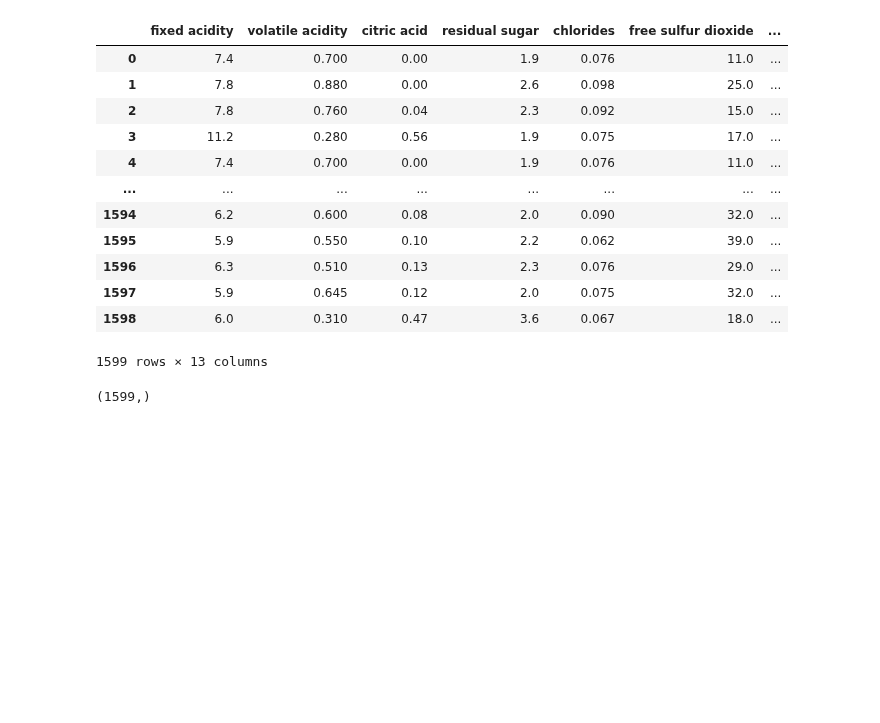
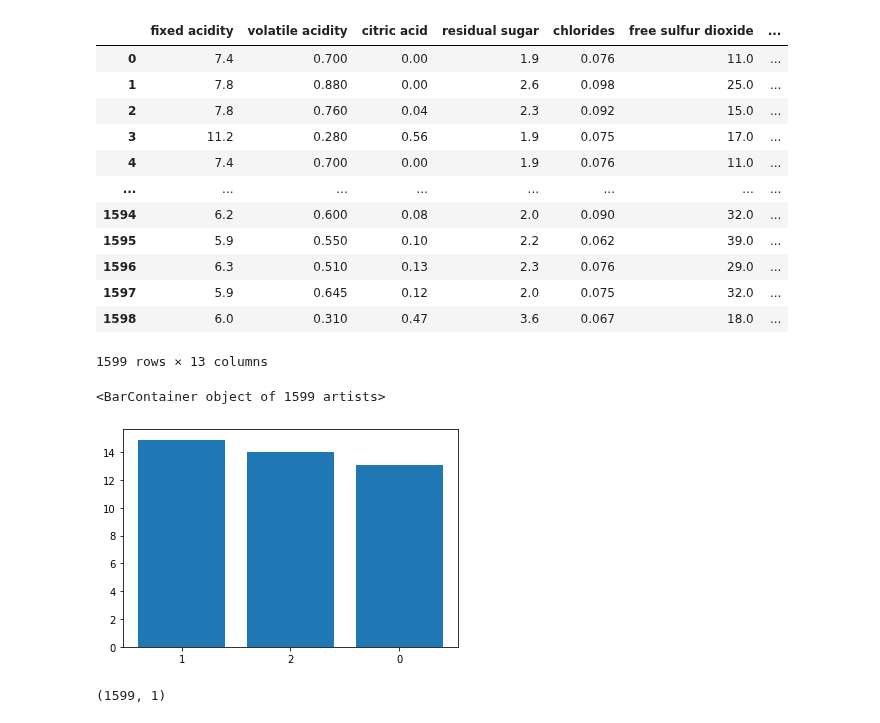
Before and after one commit to Kaustuv-Karki/Data-mining, a Jupyter notebook: DecisionTree-Lab2/DecisionTree.ipynb, the cells around one changed output. Cells and saved outputs as stored; diff of their text form; code cells hidden in the pictures; blank space fills up the shorter version.

```diff
--- a/DecisionTree-Lab2/DecisionTree.ipynb
+++ b/DecisionTree-Lab2/DecisionTree.ipynb
@@ -38,6 +38,6 @@ Name: count, dtype: int64
 # %%
 ranges = [0, 4, 6, 10]
-labels = ["low", "medium", "high"]
+labels = [0, 1, 2]
 # %%
 data['quality_label'] = np.select(
     [data['quality'].between(ranges[i], ranges[i+1], inclusive='right') for i in range(len(labels))],
@@ -72,9 +99,15 @@ data
 | 1597 | 5.9 | 0.645 | 0.12 | 2.0 | 0.075 | 32.0 | ... |
 | 1598 | 6.0 | 0.310 | 0.47 | 3.6 | 0.067 | 18.0 | ... |
 1599 rows × 13 columns
+# %%
+plt.bar(data["quality_label"], data["alcohol"])
+# plt.bar(data["quality"], data["alcohol"])
+# %% [output]
+<BarContainer object of 1599 artists>
+[figure, added]
 # %%
 df_y.shape
 # %% [output]
-(1599,)
+(1599, 1)
 # %%
 df_x = data.drop(columns=["quality", "quality_label"])
```
Also changed, not shown: parts of 35 cells of this notebook.
